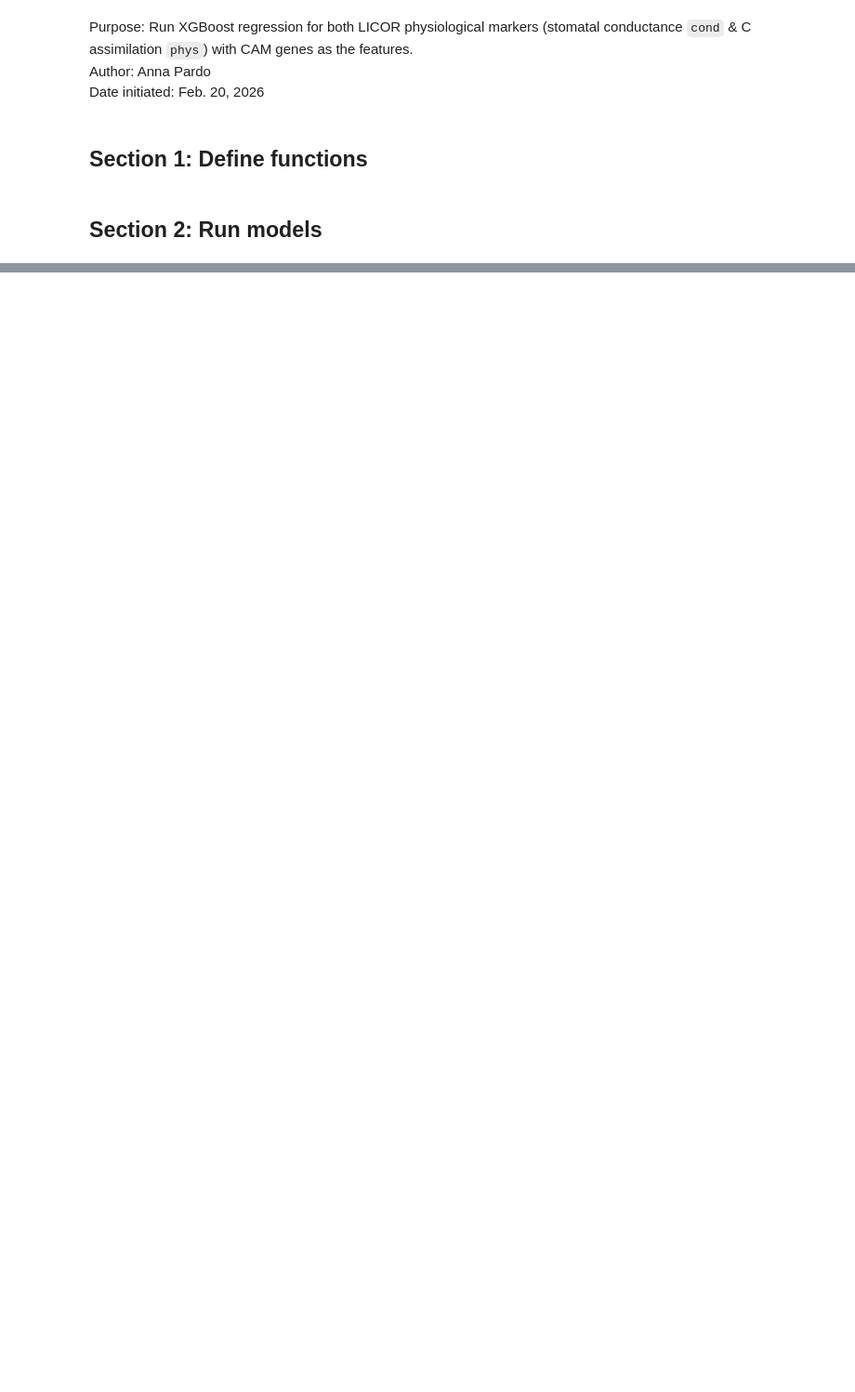
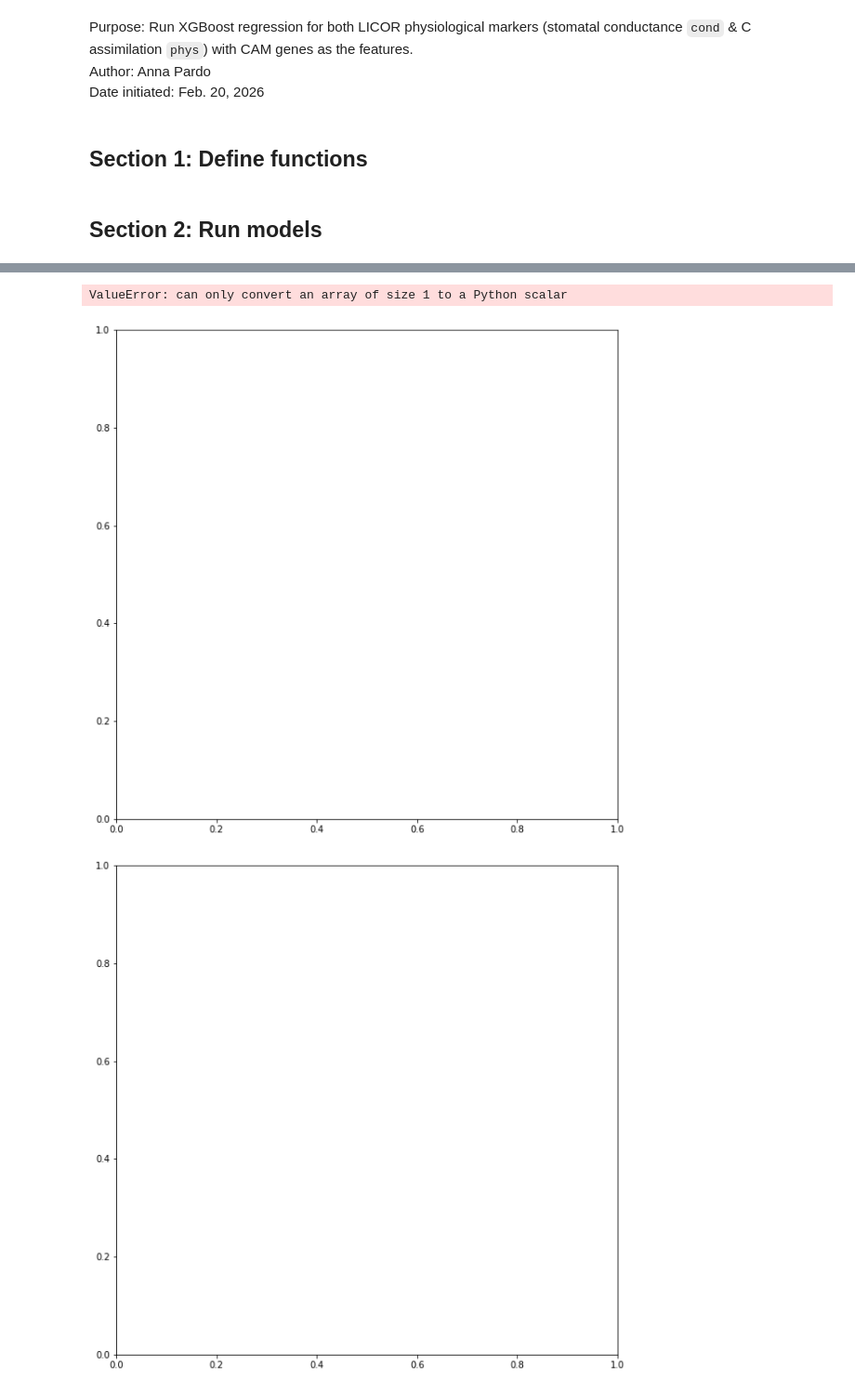
Before and after one commit to achpardo/yucca-genomics, a Jupyter notebook: machine_learning/xgboost_bothphys_camgenes.ipynb, the cells around one changed output, grey strips where cells are left out. Shown at 93% size. Drawn from its saved outputs; the diff is of its cells as text; code cells hidden in the pictures; blank space fills up the shorter version.

Commit message:
update gitignore, XGBoost code update, chromosome depth fig

```diff
--- a/machine_learning/xgboost_bothphys_camgenes.ipynb
+++ b/machine_learning/xgboost_bothphys_camgenes.ipynb
@@ -116,7 +117,7 @@ def retrain_optparams(optimal_params,trainx,trainy):
     return tuned_model
 # %%
 # function to plot predicted vs. actual Y values
-def plotpreds(y_test,preds):
+def plotpreds(y_test,preds,filepath,customtitle=""):
     fig,ax = plt.subplots(figsize=(10,10))
     PredictionErrorDisplay.from_predictions(
         y_test,
@@ -125,6 +126,10 @@ def plotpreds(y_test,preds):
         ax=ax,
         scatter_kwargs={"alpha": 0.5},
     )
+    plt.title(customtitle)
+    plt.savefig(filepath+".png",dpi=200,bbox_inches="tight")
+    plt.savefig(filepath+".pdf",dpi=200,bbox_inches="tight")
+    plt.savefig(filepath+".svg",dpi=200,bbox_inches="tight")
 # %%
 # define a function to load data (already log-transformed) & output data & metadata
 ## also: assumes data are already subsetted to drought only & have dropped single-sample genotypes
@@ -145,12 +150,12 @@ def load_clean_data(filepath):
 ## want to make sure that I'm running models on the same genotype sets for each marker, I think
 def make_xy_sets(datadict,minval=15,maxval=25):
     # where datadict = the output of load_clean_data()
-    y = datadict["metadata"][["sample_name","phys","cond"]].set_index("sample_name")
+    y = datadict["metadata"][["sample_name","photo","cond"]].set_index("sample_name")
     x = datadict["logTPM"]
 
     # get test data
-    testinfo = test_samps(datadict["metadata"],datadict["genotype_percentages"],minval,maxval)
-    print("Test set genotypes: ",testinfo["test_gentoypes"])
+    testinfo = test_samps(datadict["metadata_remaining"],datadict["genotype_percentages"],minval,maxval)
+    print("Test set genotypes: ",testinfo["test_genotypes"])
     print("Test data percentage: ",str(testinfo["test_pct"]))
 
     # split train & test: X
@@ -166,6 +171,7 @@ def make_xy_sets(datadict,minval=15,maxval=25):
 
     outdict = {
         "X":{"train":X_train,"val":X_val,"test":X_test},
-        "Y":{"train":y_train,"val":y_val,"test":y_test}
+        "Y":{"train":y_train,"val":y_val,"test":y_test},
+        "test_data_info":testinfo
     }
     return outdict
@@ -186,3 +246,4 @@ param_distributions = {
 }
 # %%
 # load data
+datainfo = load_clean_data("./CAMgenes_logTPM_phys_forxgboost.txt")
@@ -188,0 +263,24 @@ param_distributions = {
+# %%
+datainfo["metadata_remaining"] = datainfo["metadata"]
+# %%
+tested_gts = []
+dictlist = []
+
+while len(tested_gts)<len(datainfo["metadata"]["genotype"].unique()):
+    xydict = make_xy_sets(datainfo)
+    for i in xydict["test_data_info"]["test_genotypes"]:
+        tested_gts.append(i)
+    # drop previously tested genotypes from the metadata
+    datainfo["metadata_remaining"] = datainfo["metadata_remaining"][~datainfo["metadata_remaining"]["genotype"].isin(tested_gts)]
+
+    # run XGBoost on stomatal conductance
+    xgbres_cond = run_xgboost("cond",xydict,param_distributions,niter=200,estop=100)
+    dictlist.append(xgbres_cond)
+    plt.clf()
+    plt.cla()
+
+    xgbres_photo = run_xgboost("photo",xydict,param_distributions,niter=200,estop=100)
+    dictlist.append(xgbres_photo)
+    plt.clf()
+    plt.cla()
+# %% [output]
@@ -188,0 +303,3 @@ param_distributions = {
+ValueError: can only convert an array of size 1 to a Python scalar
+[figure, added]
+[figure, added]
```
Also changed, not shown: parts of 9 cells of this notebook, 2 other files.
